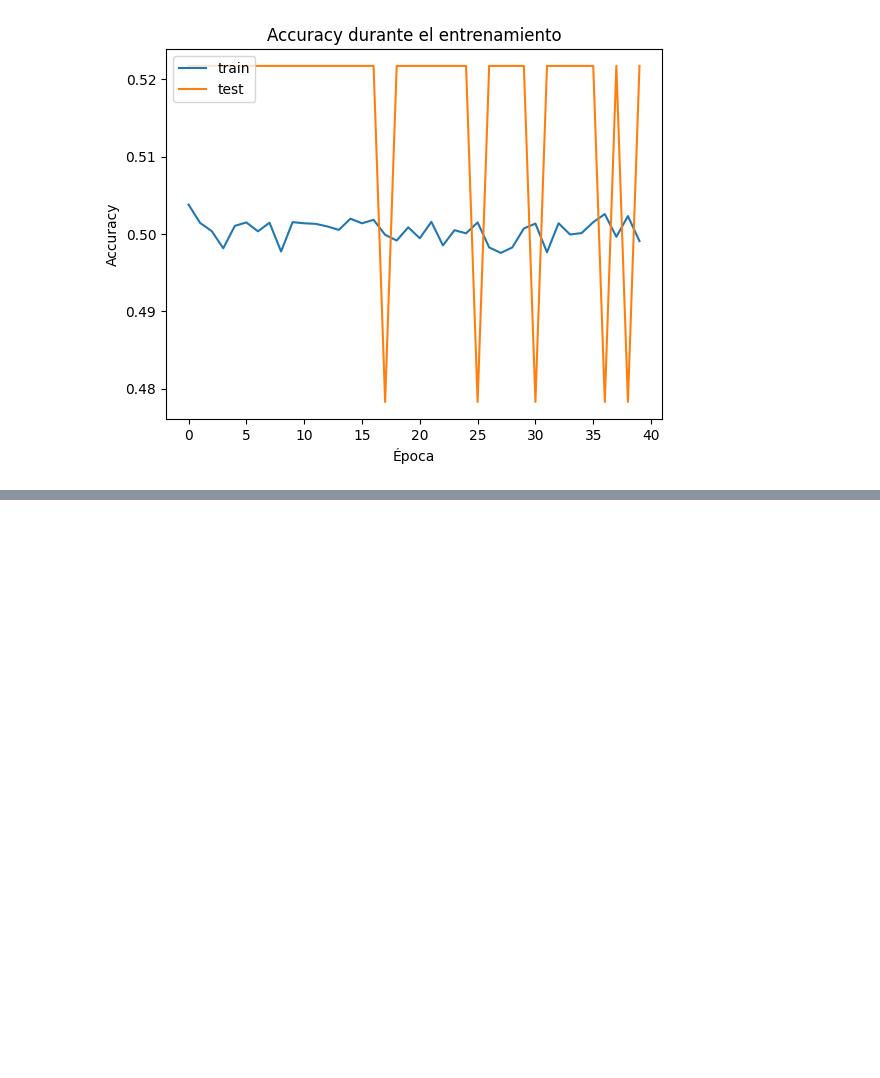
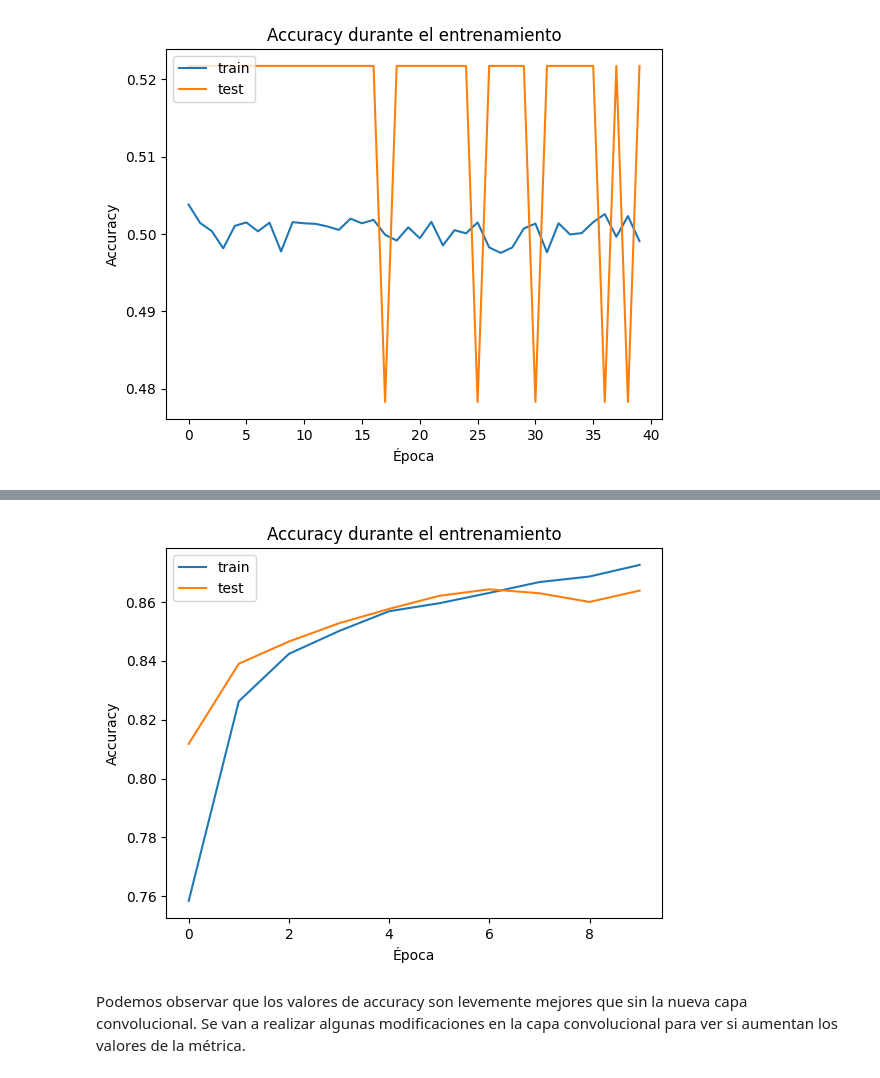
Before and after one commit to nachopalmieri/TP_ML_Aiasa_Fassanelli_Palmieri, a Jupyter notebook: tp3_celebfaces.ipynb, the cells around one changed output, grey strips where cells are left out. Drawn from its saved outputs; the diff is of its cells as text; code cells hidden in the pictures; blank space fills up the shorter version.

Commit message:
Convolucionales

```diff
--- a/tp3_celebfaces.ipynb
+++ b/tp3_celebfaces.ipynb
@@ -852,0 +865,19 @@ learning_curve(history_mlp_8)
+# %%
+model_conv_1 = Sequential([
+    Convolution2D(input_shape=(SIZE,SIZE,IMAGES_CHANNELS), filters=3, kernel_size=(4, 4), strides=1, activation='relu'),
+    MaxPooling2D(pool_size=(4, 4)),
+    Flatten(),
+
+    Dense(20, activation='relu'),
+    Dense(15, activation='relu'),
+
+    Dense(1, activation='sigmoid'),
+])
+
+model_conv_1.compile(
+    optimizer='adam',
+    loss='binary_crossentropy',
+    metrics=['accuracy',],
+)
+
+model_conv_1.summary()
@@ -852,0 +902,7 @@ learning_curve(history_mlp_8)
+# %%
+history_conv_1 = model_conv_1.fit(
+    train_generator,
+    epochs=10,
+    batch_size=128,
+    validation_data=test_generator
+)
@@ -852,0 +930,6 @@ learning_curve(history_mlp_8)
+# %%
+learning_curve(history_conv_1)
+# %% [output]
+[figure, added]
+# %% [markdown]
+Podemos observar que los valores de accuracy son levemente mejores que sin la nueva capa convolucional. Se van a realizar algunas modificaciones en la capa convolucional para ver si aumentan los valores de la métrica.
```
Also changed, not shown: parts of 37 cells of this notebook.
